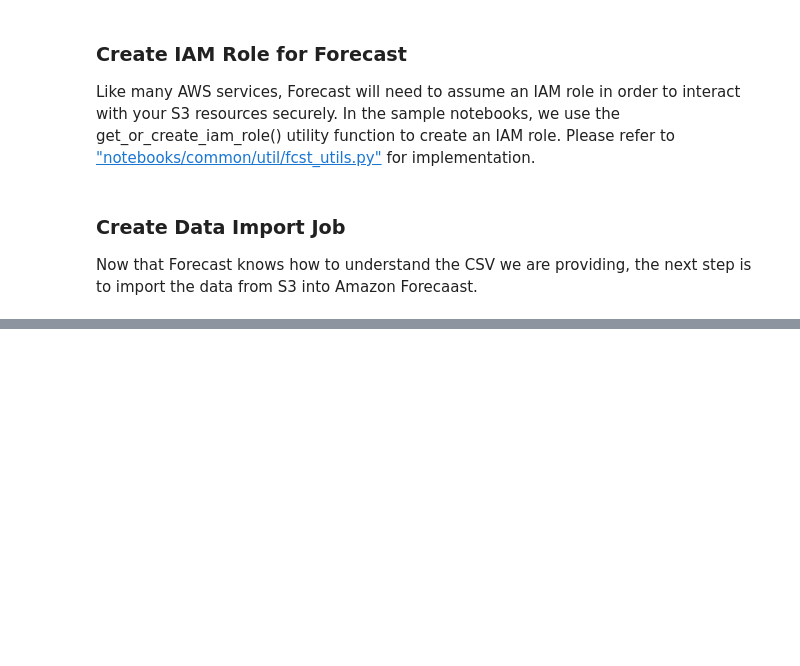
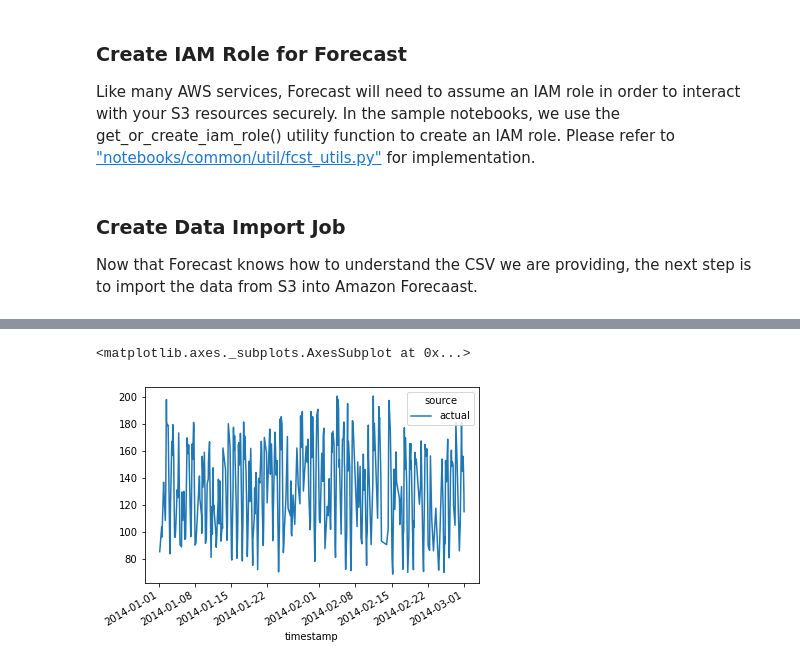
Before and after one commit to cloudmesh-community/sp20-516-255, a Jupyter notebook: Cloudmesh-OpenAPI/AWSForecast/AWSForecastDeepARPlus.ipynb, the cells around one changed output, grey strips where cells are left out. Cells and saved outputs as stored; diff of their text form; code cells hidden in the pictures; blank space fills up the shorter version.

```diff
--- a/Cloudmesh-OpenAPI/AWSForecast/AWSForecastDeepARPlus.ipynb
+++ b/Cloudmesh-OpenAPI/AWSForecast/AWSForecastDeepARPlus.ipynb
@@ -408,0 +401,7 @@ forecast.delete_dataset_group(DatasetGroupArn=datasetGroupArn))
+# %%
+results_df_new = pd.DataFrame(columns=['timestamp', 'value', 'source'])
+# %%
+import dateutil.parser
+for index, row in actual_df_new.iterrows():
+    clean_timestamp = dateutil.parser.parse(row['timestamp'])
+    results_df_new  = results_df_new.append({'timestamp' : clean_timestamp , 'value' : row['value'], 'source': 'actual'} , ignore_index=True)
@@ -408,0 +417,15 @@ forecast.delete_dataset_group(DatasetGroupArn=datasetGroupArn))
+# %%
+# Now add the P10, P50, and P90 Values
+for index, row in pred_df_p10.iterrows():
+    clean_timestamp = dateutil.parser.parse(row['Timestamp'])
+    results_df = results_df_new.append({'timestamp' : clean_timestamp , 'value' : row['Value'], 'source': 'p10'} , ignore_index=True)
+for index, row in pred_df_p50.iterrows():
+    clean_timestamp = dateutil.parser.parse(row['Timestamp'])
+    results_df = results_df_new.append({'timestamp' : clean_timestamp , 'value' : row['Value'], 'source': 'p50'} , ignore_index=True)
+for index, row in pred_df_p90.iterrows():
+    clean_timestamp = dateutil.parser.parse(row['Timestamp'])
+    results_df = results_df_new.append({'timestamp' : clean_timestamp , 'value' : row['Value'], 'source': 'p90'} , ignore_index=True)
+# %%
+pivot_df_new = results_df_new.pivot(columns='source', values='value', index="timestamp")
+
+pivot_df_new
@@ -408,0 +447,5 @@ forecast.delete_dataset_group(DatasetGroupArn=datasetGroupArn))
+# %%
+pivot_df_new.plot()
+# %% [output]
+<matplotlib.axes._subplots.AxesSubplot at 0x...>
+[figure, added]
```
Also changed, not shown: parts of 66 cells of this notebook, 1 other file.
